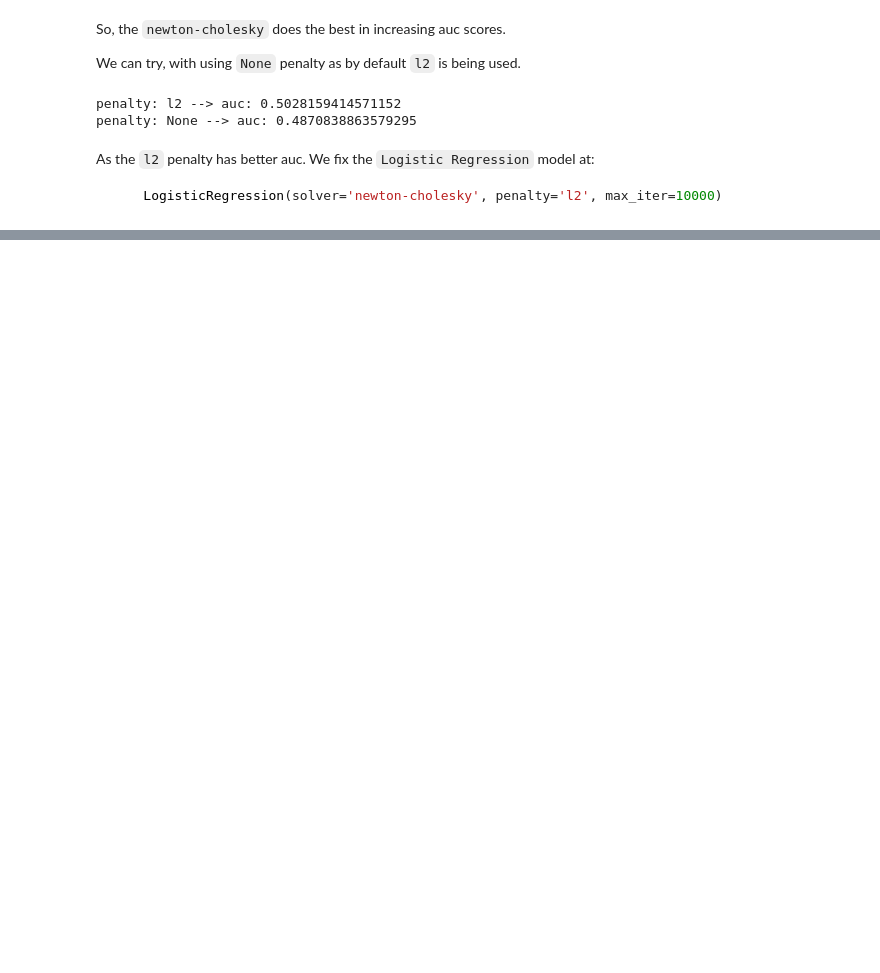
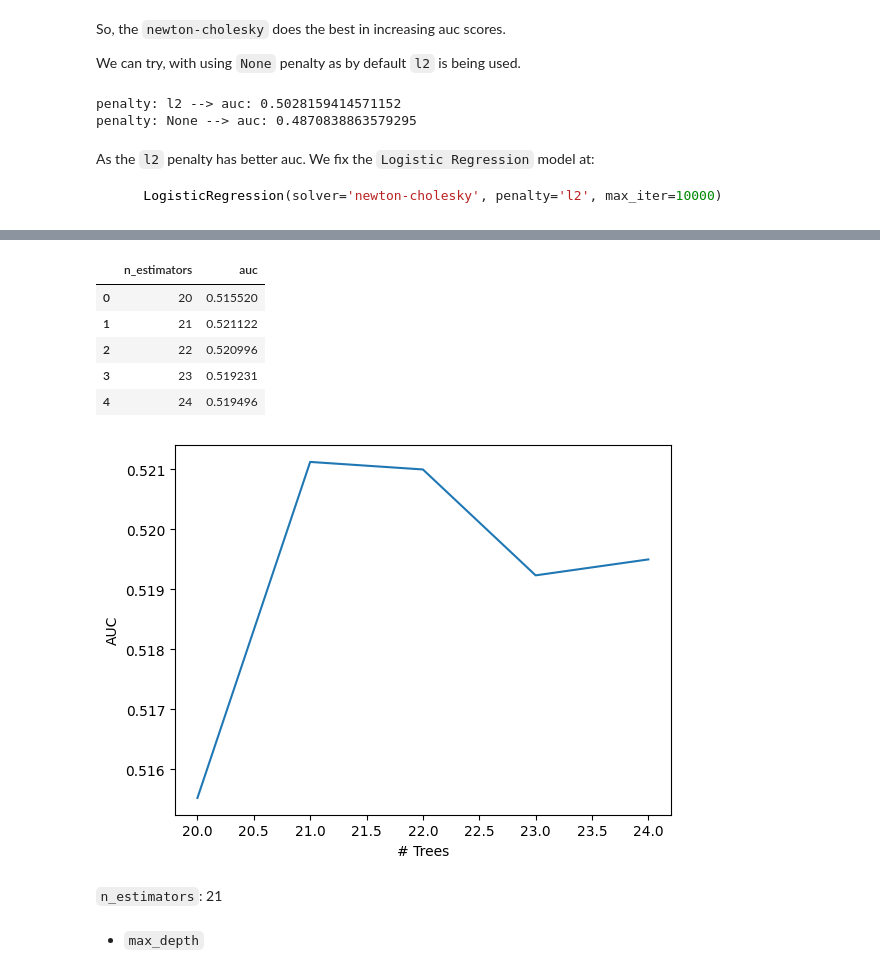
Before and after one commit to mraabhijit/heart_attack_risk, a Jupyter notebook: project.ipynb, the cells around one changed output, grey strips where cells are left out. Saved outputs shown, nothing was run; the diff lists cells and outputs as text; code cells hidden in the pictures; blank space fills up the shorter version.

```diff
--- a/project.ipynb
+++ b/project.ipynb
@@ -684,0 +977,30 @@ As the `l2` penalty has better auc. We fix the `Logistic Regression` model at:
+# %%
+estimators = range(20, 25, 1)
+# %%
+scores_rf = []
+for n in estimators:
+    rf = RandomForestClassifier(n_estimators=n, random_state=1)
+    rf.fit(X_train, y_train)
+    y_pred = rf.predict_proba(X_val)[:, 1]
+    auc = roc_auc_score(y_val, y_pred)
+    # print(f"Estimators: {n:>3}, AUC: {round(auc, 3)}")
+    scores_rf.append((n, auc))
+df_scores = pd.DataFrame(scores_rf, columns = ['n_estimators', 'auc'])
+display(df_scores)
+
+plt.plot(df_scores.n_estimators, df_scores.auc)
+plt.xlabel("# Trees")
+plt.ylabel("AUC")
+plt.show()
+# %% [output]
+|  | n_estimators | auc |
+| 0 | 20 | 0.515520 |
+| 1 | 21 | 0.521122 |
+| 2 | 22 | 0.520996 |
+| 3 | 23 | 0.519231 |
+| 4 | 24 | 0.519496 |
+[figure, added]
+# %% [markdown]
+`n_estimators`: 21
+# %% [markdown]
+- `max_depth`
```
Also changed, not shown: parts of 61 cells of this notebook.
